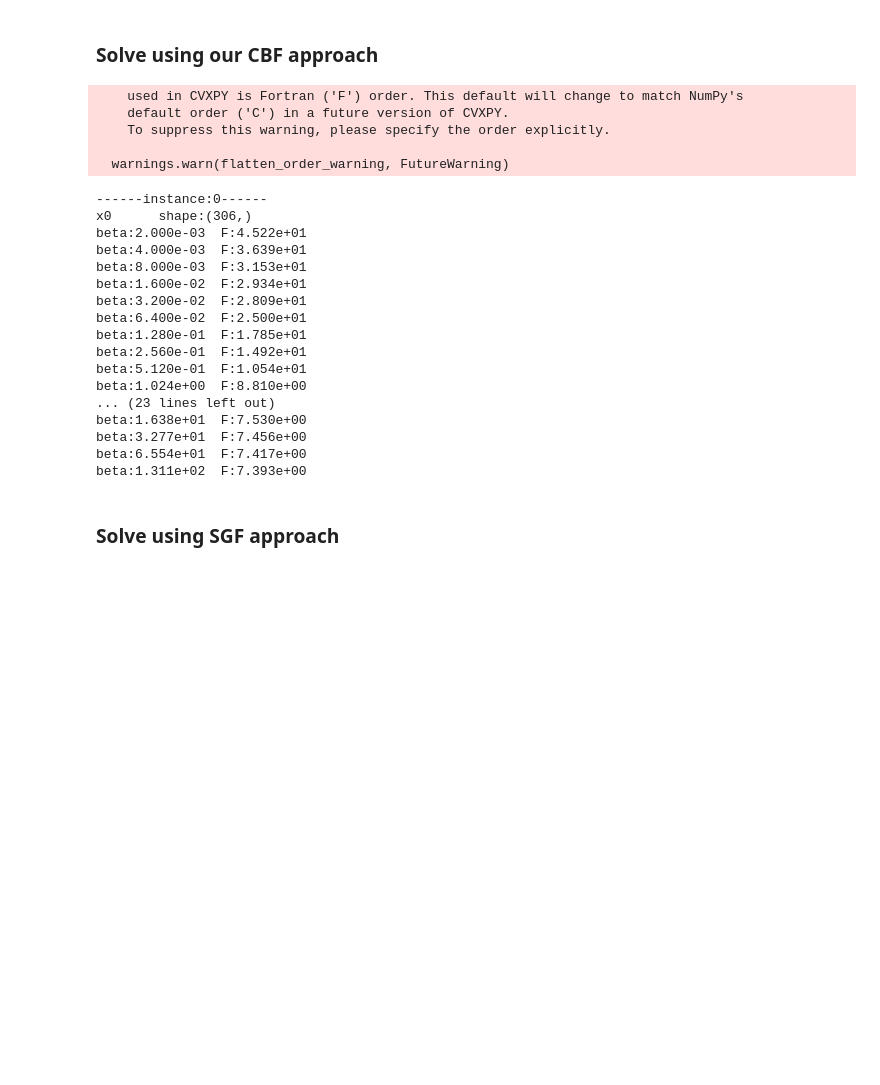
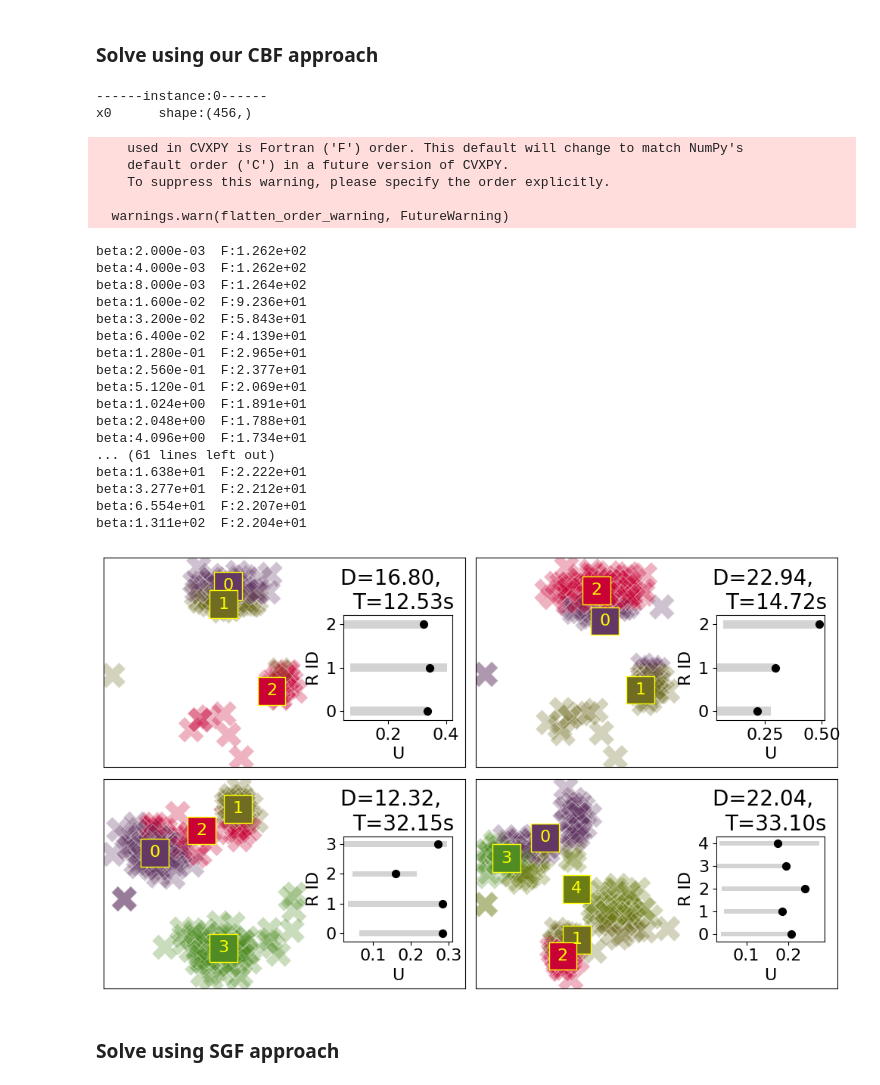
Before and after one commit to dt-1729/CBF_MEP_consRA, a Jupyter notebook: clustering_compare_annealing_v1.ipynb, the cells around one changed output. Drawn from its saved outputs; the diff is of its cells as text; code cells hidden in the pictures; blank space fills up the shorter version.

```diff
--- a/clustering_compare_annealing_v1.ipynb
+++ b/clustering_compare_annealing_v1.ipynb
@@ -51,8 +54,8 @@ T_f = 10
 dt_init = 0.05
 dt_max = 0.1
 dt_min = 1e-4
-Ftol = 0.01 # same for SLSQP and SGF
-xtol = 1e-3
+Ftol = 0.005 # same for SLSQP and SGF
+xtol = 1e-2
 
 # parameters for deterministic annealing based optimization
 b1_min = 0.005
@@ -135,7 +158,11 @@ for i, flp in enumerate(flp_instances):
 
     sol_instance = {
         'M_name':'Our',
-        'flp':flp,
+        'n_facilities':flp.M,
+        'n_resources':flp.N,
+        'resource_locs':flp.resLoc,
+        'upper_capacity':flp.C,
+        'lower_capacity':flp.B,
         'F_arr':F_arr_cbf,
         'b_arr':b_arr_cbf,
         'P_arr':P_arr_cbf,
@@ -146,28 +173,40 @@ for i, flp in enumerate(flp_instances):
     }
     CBF_sol_instances.append(sol_instance)
 # %% [output]
-    used in CVXPY is Fortran ('F') order. This default will change to match NumPy's
-    default order ('C') in a future version of CVXPY.
-    To suppress this warning, please specify the order explicitly.
-
-  warnings.warn(flatten_order_warning, FutureWarning)
+------instance:0------
+x0      shape:(456,)
-------instance:0------
-x0      shape:(306,)
-beta:2.000e-03  F:4.522e+01
-beta:4.000e-03  F:3.639e+01
-beta:8.000e-03  F:3.153e+01
-beta:1.600e-02  F:2.934e+01
-beta:3.200e-02  F:2.809e+01
-beta:6.400e-02  F:2.500e+01
-beta:1.280e-01  F:1.785e+01
-beta:2.560e-01  F:1.492e+01
-beta:5.120e-01  F:1.054e+01
-beta:1.024e+00  F:8.810e+00
-... (23 lines left out)
-beta:1.638e+01  F:7.530e+00
-beta:3.277e+01  F:7.456e+00
-beta:6.554e+01  F:7.417e+00
-beta:1.311e+02  F:7.393e+00
+    used in CVXPY is Fortran ('F') order. This default will change to match NumPy's
+    default order ('C') in a future version of CVXPY.
+    To suppress this warning, please specify the order explicitly.
+
+  warnings.warn(flatten_order_warning, FutureWarning)
+beta:2.000e-03  F:1.262e+02
+beta:4.000e-03  F:1.262e+02
+beta:8.000e-03  F:1.264e+02
+beta:1.600e-02  F:9.236e+01
+beta:3.200e-02  F:5.843e+01
+beta:6.400e-02  F:4.139e+01
+beta:1.280e-01  F:2.965e+01
+beta:2.560e-01  F:2.377e+01
+beta:5.120e-01  F:2.069e+01
+beta:1.024e+00  F:1.891e+01
+beta:2.048e+00  F:1.788e+01
+beta:4.096e+00  F:1.734e+01
+... (61 lines left out)
+beta:1.638e+01  F:2.222e+01
+beta:3.277e+01  F:2.212e+01
+beta:6.554e+01  F:2.207e+01
+beta:1.311e+02  F:2.204e+01
+# %%
+plot_flp_sol_instances(
+    CBF_sol_instances,
+    fontSize = 20,
+    figSize = (5,3),
+    plotResTraj = False,
+    plotCapacities=True
+)
+# %% [output]
+[figure, added]
 # %% [markdown]
 ### Solve using SGF approach
 # %%
```
Also changed, not shown: parts of 17 cells of this notebook, 10 other files.
